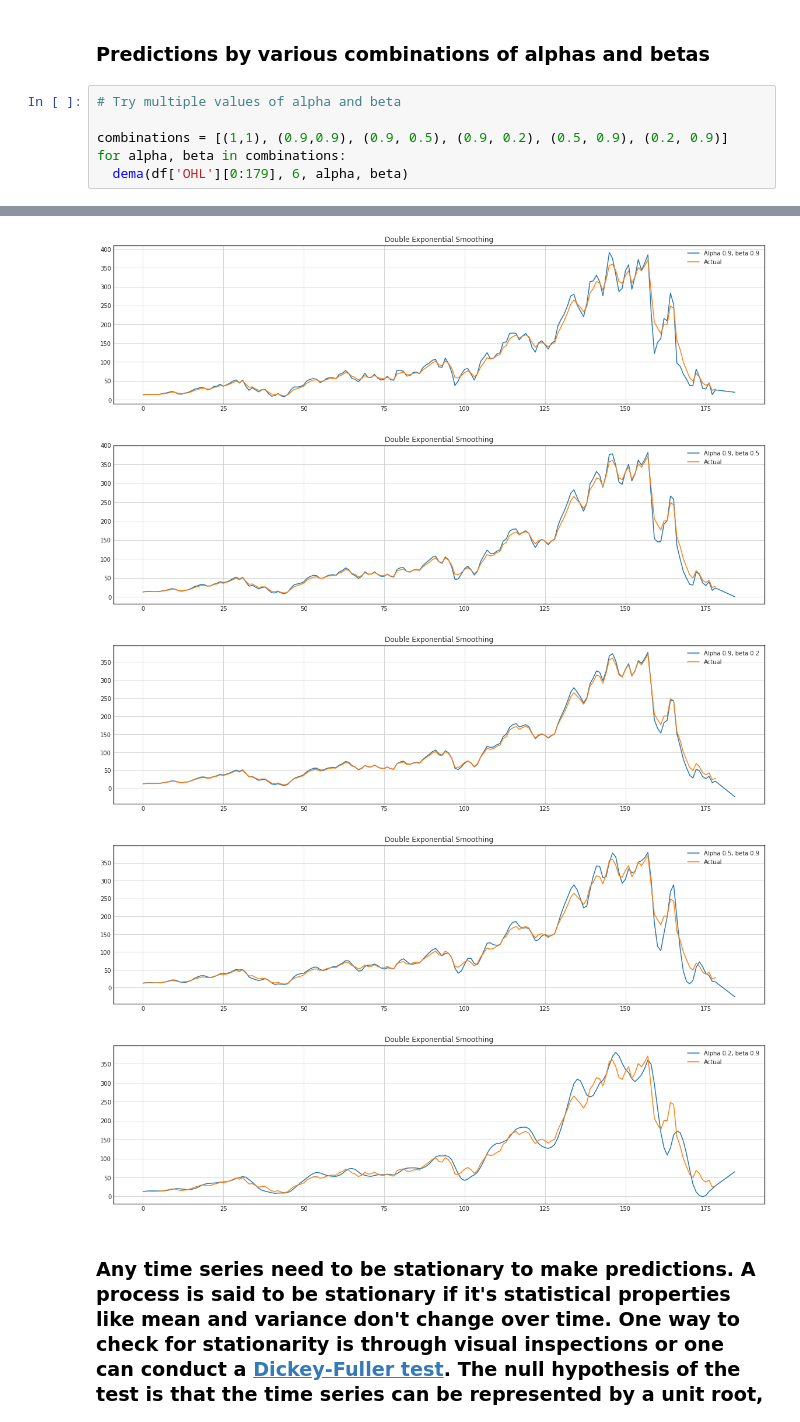
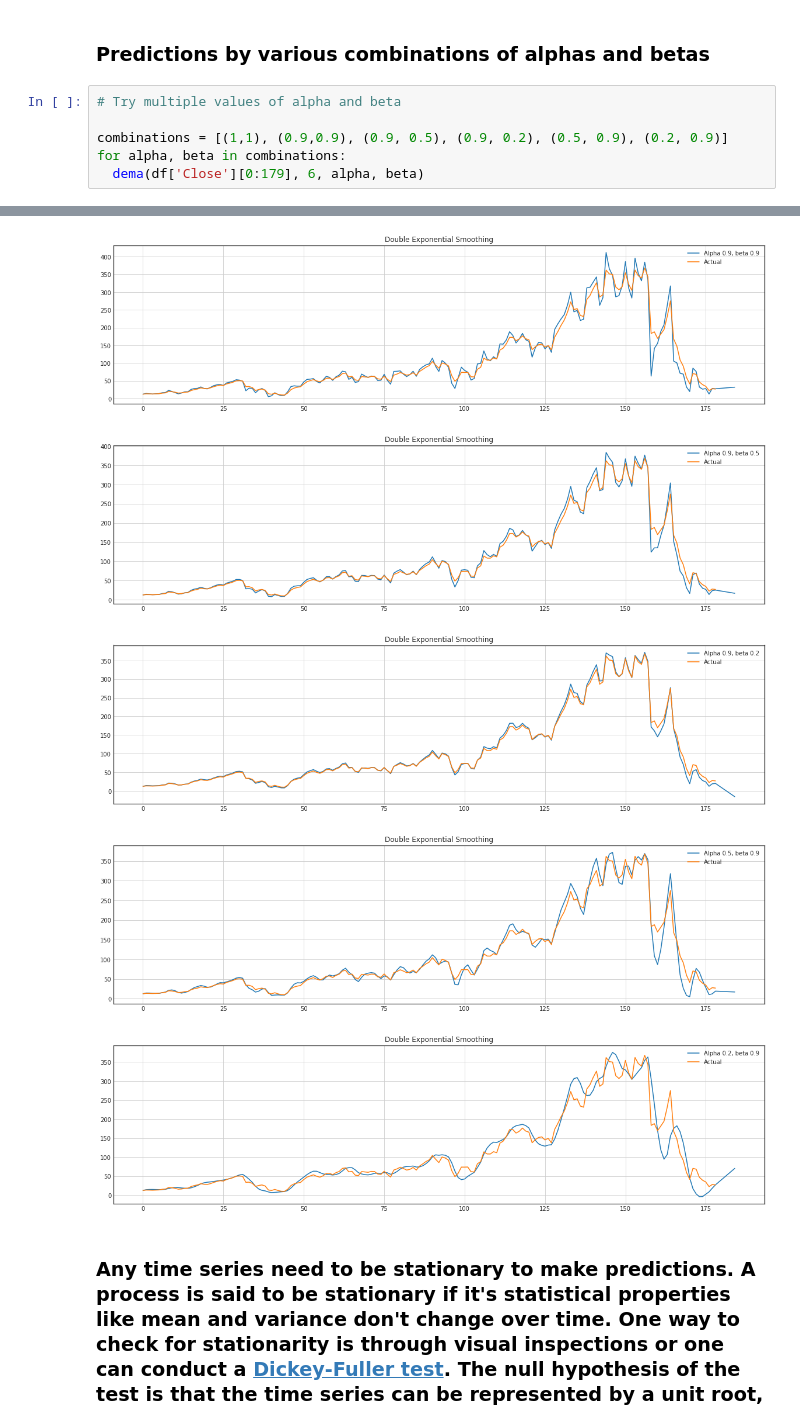
Before and after one commit to Selva-Subramanian/Yes-Bank-Stock-Closing-Price-Prediction, a Jupyter notebook: Yes_Bank_Stock_Closing_Price_Prediction.ipynb, the cells around one changed output, grey strips where cells are left out. Drawn from its saved outputs; the diff is of its cells as text.

```diff
--- a/Yes_Bank_Stock_Closing_Price_Prediction.ipynb
+++ b/Yes_Bank_Stock_Closing_Price_Prediction.ipynb
@@ -457,5 +424,5 @@ def dema(series, horizon, alpha, beta):
 
 combinations = [(1,1), (0.9,0.9), (0.9, 0.5), (0.9, 0.2), (0.5, 0.9), (0.2, 0.9)]
 for alpha, beta in combinations:
-  dema(df['OHL'][0:179], 6, alpha, beta)
+  dema(df['Close'][0:179], 6, alpha, beta)
 # %% [output]
@@ -469,8 +436,8 @@ for alpha, beta in combinations:
-[figure, old version]
+[figure, new version]
-[figure, old version]
+[figure, new version]
-[figure, old version]
+[figure, new version]
-[figure, old version]
+[figure, new version]
-[figure, old version]
+[figure, new version]
 # %% [markdown]
 ### Any time series need to be stationary to make predictions. A process is said to be stationary if it's statistical properties like mean and variance don't change over time. One way to check for stationarity is through visual inspections or one can conduct a [Dickey-Fuller test](https://en.wikipedia.org/wiki/Augmented_Dickey%E2%80%93Fuller_test). The null hypothesis of the test is that the time series can be represented by a unit root, that it is not stationary (has some time-dependent structure). The alternate hypothesis (rejecting the null hypothesis) is that the time series is stationary.
 # %%
```
Also changed, not shown: parts of 41 cells of this notebook.
